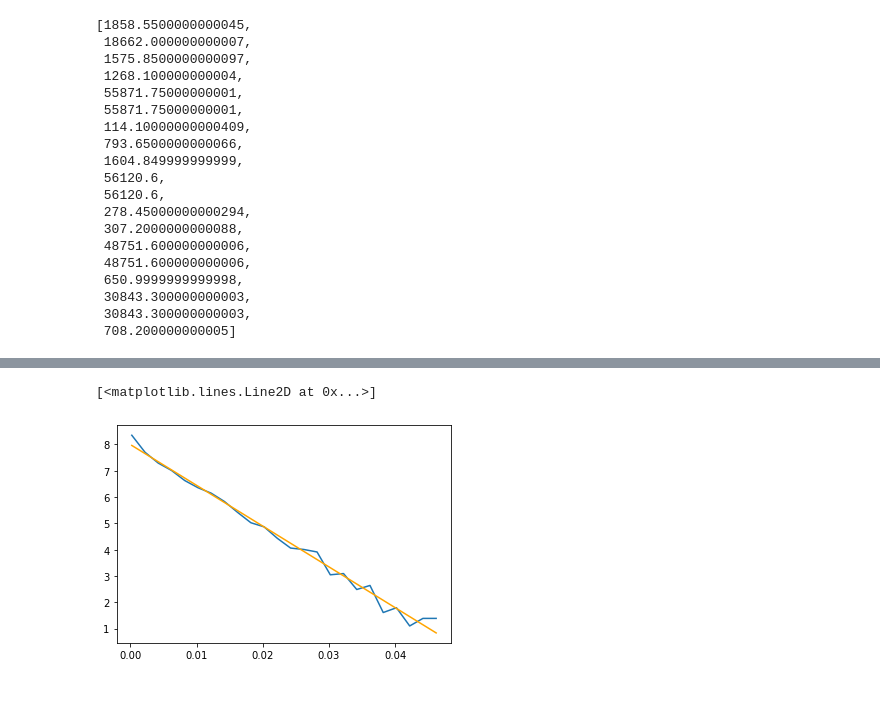
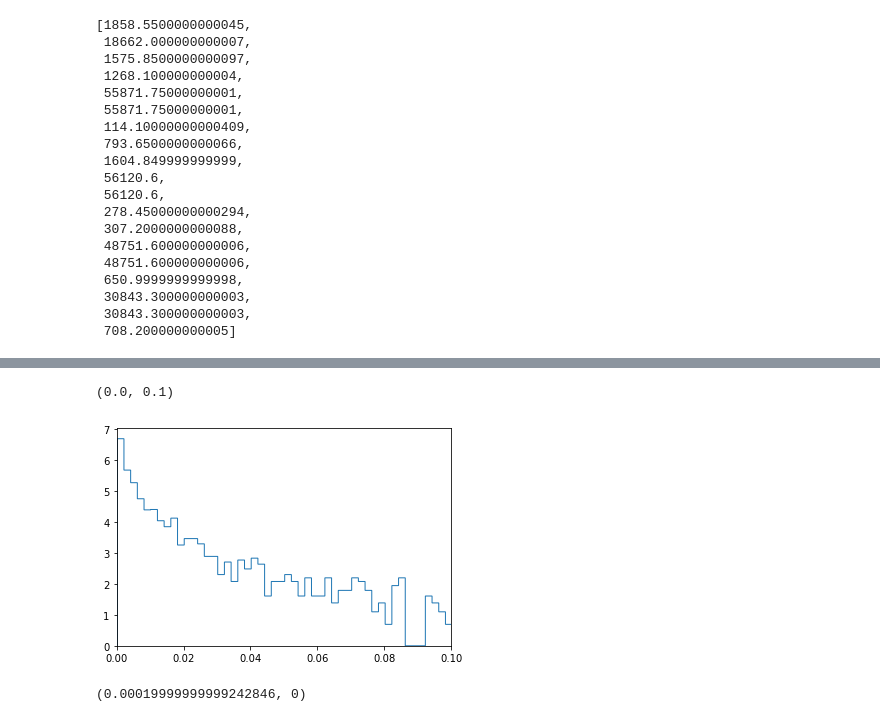
Before and after one commit to bilije/beka-z-potasu, a Jupyter notebook: projekt2.ipynb, the cells around one changed output, grey strips where cells are left out. Drawn from its saved outputs; the diff is of its cells as text; code cells hidden in the pictures; blank space fills up the shorter version.

```diff
--- a/projekt2.ipynb
+++ b/projekt2.ipynb
@@ -332,12 +338,17 @@ def fbv(y):
 # %%
 def fit_fun(x, a, b):
     return a*x+b
-# %%
-i = 3
-plt.plot(bins_burst[i][:iter[i]],np.log(counts_burst[i][:iter[i]]+0.0001))
-a,b = np.polyfit(bins_burst[i][:iter[i]], np.log(counts_burst[i][:iter[i]]+0.0001), 1)
-plt.plot(bins_burst[i][:iter[i]], bins_burst[i][:iter[i]]*a + b, color = "orange" )
-#plt.xlim(left=0, right=0.2)
-# %% [output]
-[<matplotlib.lines.Line2D at 0x...>]
-[figure, removed]
+# %%
+i = 0
+edges = counts_burst[i]
+frq = bins_burst[i]
+plt.stairs(np.log(edges), frq)
+#plt.ylim(0, 20)
+plt.xlim(0, 0.1)
+# %% [output]
+(0.0, 0.1)
+[figure, added]
+# %%
+min(bins_burst[i][:-1][bins_burst[i][:-1]>=0]), min(counts_burst[i][bins_burst[i][:-1]>=0])
+# %% [output]
+(0.00019999999999242846, 0)
```
Also changed, not shown: parts of 10 cells of this notebook.
